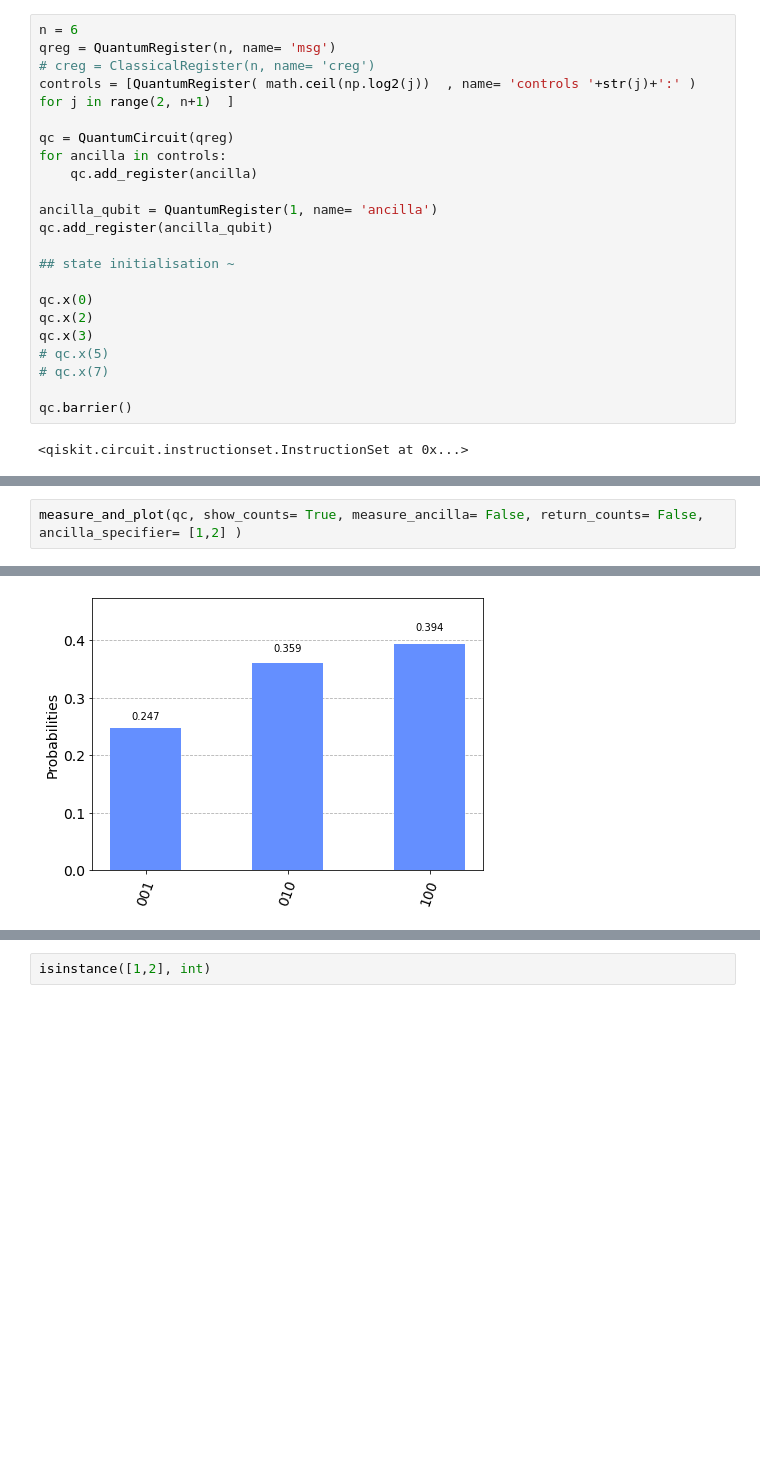
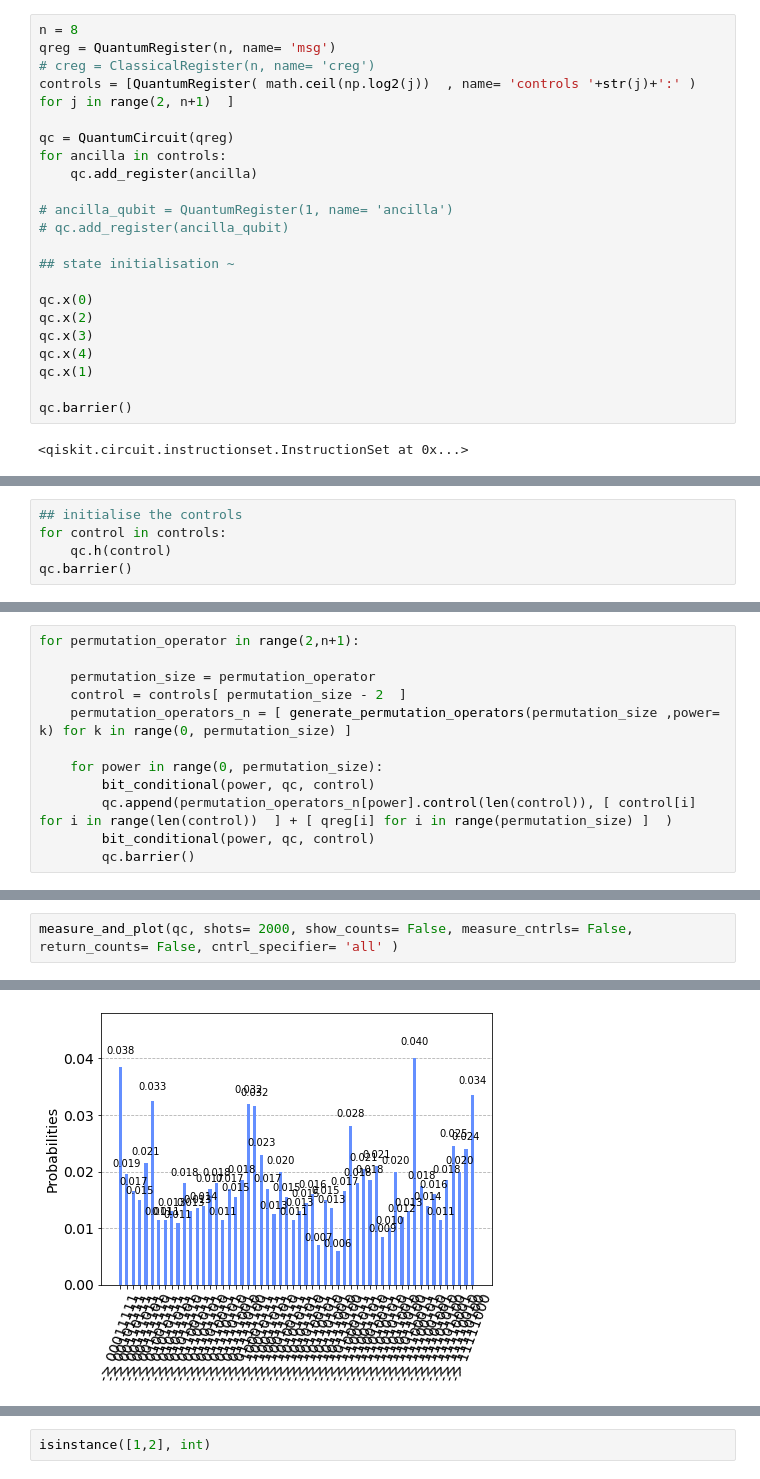
Before and after one commit to womanium-quantum/Humans-vs-Quantum-Computers---IBM, a Jupyter notebook: QuantumPermutations/QuantumPermutation_trial_0.1.ipynb, the cells around one changed output, grey strips where cells are left out. Cells and saved outputs as stored; diff of their text form; blank space fills up the shorter version.

```diff
--- a/QuantumPermutations/QuantumPermutation_trial_0.1.ipynb
+++ b/QuantumPermutations/QuantumPermutation_trial_0.1.ipynb
@@ -50,7 +50,7 @@ def generate_permutation_operators(num_bits:int , power:int= 1)-> QuantumCircuit
 # %% [markdown]
 ##### #Trials
 # %%
-n = 6
+n = 8
 qreg = QuantumRegister(n, name= 'msg')
 # creg = ClassicalRegister(n, name= 'creg')
 controls = [QuantumRegister( math.ceil(np.log2(j))  , name= 'controls '+str(j)+':' ) for j in range(2, n+1)  ]
@@ -59,16 +59,16 @@ qc = QuantumCircuit(qreg)
 for ancilla in controls:
     qc.add_register(ancilla)
 
-ancilla_qubit = QuantumRegister(1, name= 'ancilla')
-qc.add_register(ancilla_qubit)
+# ancilla_qubit = QuantumRegister(1, name= 'ancilla')
+# qc.add_register(ancilla_qubit)
 
 ## state initialisation ~
 
 qc.x(0)
 qc.x(2)
 qc.x(3)
-# qc.x(5)
-# qc.x(7)
+qc.x(4)
+qc.x(1)
 
 qc.barrier()
 # %% [output]
@@ -94,0 +83,5 @@ str
+# %%
+## initialise the controls
+for control in controls:
+    qc.h(control)
+qc.barrier()
@@ -95,2 +90,14 @@ str
+# %%
+for permutation_operator in range(2,n+1):
+
+    permutation_size = permutation_operator
+    control = controls[ permutation_size - 2  ]
+    permutation_operators_n = [ generate_permutation_operators(permutation_size ,power= k) for k in range(0, permutation_size) ]
+
+    for power in range(0, permutation_size):
+        bit_conditional(power, qc, control)
+        qc.append(permutation_operators_n[power].control(len(control)), [ control[i] for i in range(len(control))  ] + [ qreg[i] for i in range(permutation_size) ]  )
+        bit_conditional(power, qc, control)
+        qc.barrier()
 # %%
 qc.draw(output= 'mpl')
@@ -118,3 +104,3 @@ NameError: name 'controls' is not defined
 # %%
-measure_and_plot(qc, show_counts= True, measure_ancilla= False, return_counts= False, ancilla_specifier= [1,2] )
+measure_and_plot(qc, shots= 2000, show_counts= False, measure_cntrls= False, return_counts= False, cntrl_specifier= 'all' )
 # %% [output]
@@ -122 +107 @@ measure_and_plot(qc, show_counts= True, measure_ancilla= False, return_counts= F
-[figure, old version]
+[figure, new version]
```
Also changed, not shown: parts of 19 cells of this notebook, 2 other files.
